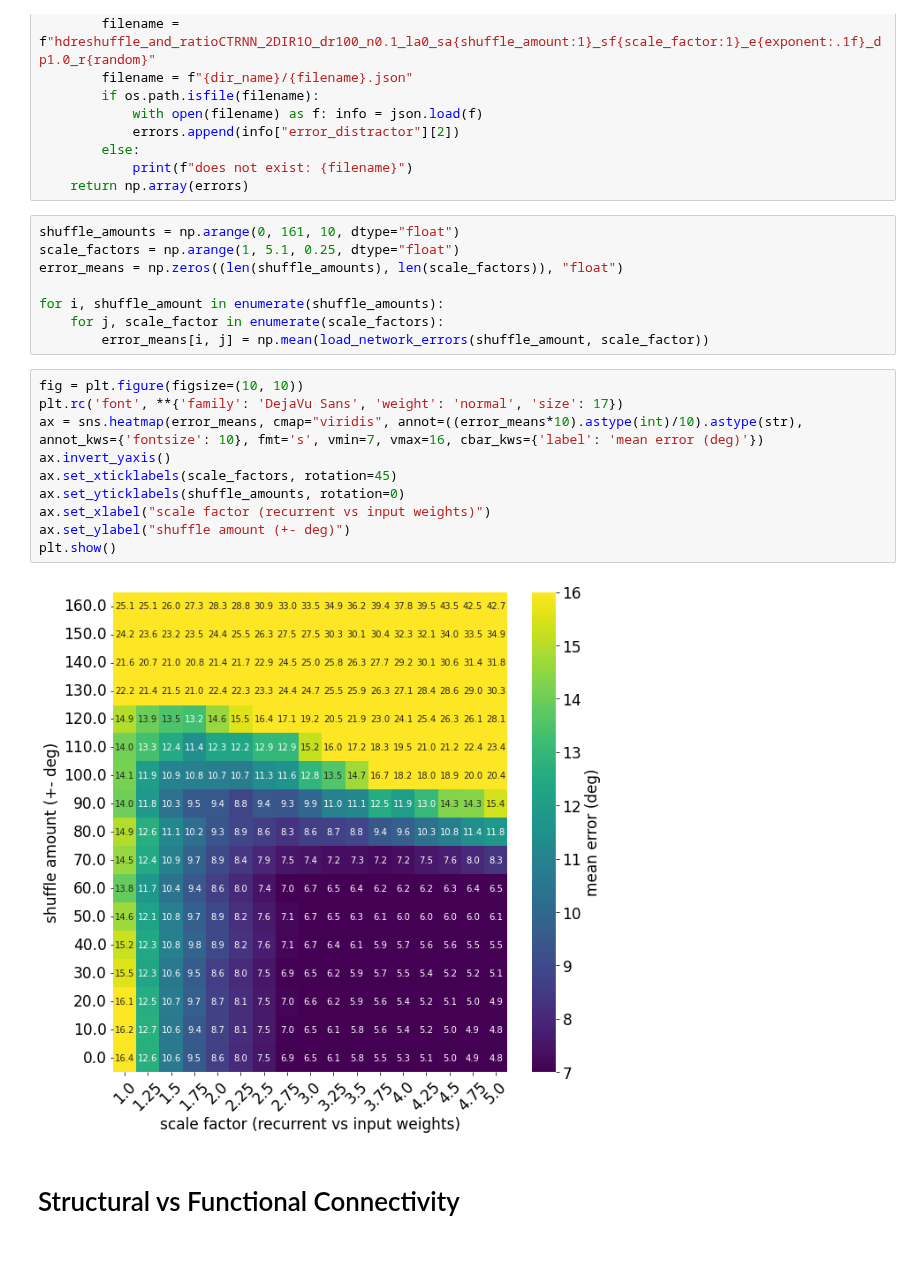
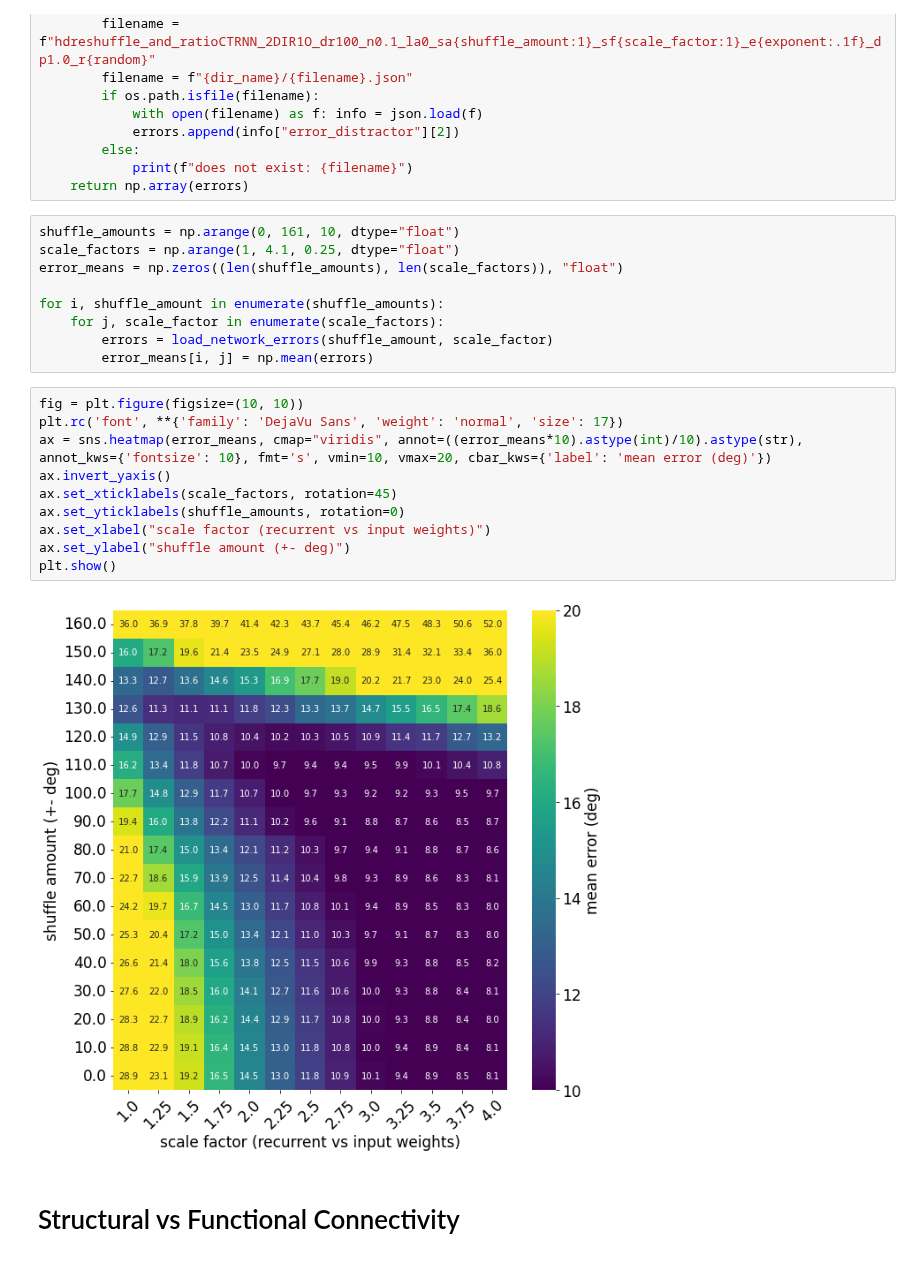
Before and after one commit to azaho/ccn_story3, a Jupyter notebook: radius.ipynb, the cells around one changed output. Drawn from its saved outputs; the diff is of its cells as text.

```diff
--- a/radius.ipynb
+++ b/radius.ipynb
@@ -25,24 +25,25 @@ def load_network_errors(shuffle_amount, scale_factor):
     return np.array(errors)
 # %%
 shuffle_amounts = np.arange(0, 161, 10, dtype="float")
-scale_factors = np.arange(1, 5.1, 0.25, dtype="float")
+scale_factors = np.arange(1, 4.1, 0.25, dtype="float")
 error_means = np.zeros((len(shuffle_amounts), len(scale_factors)), "float")
 
 for i, shuffle_amount in enumerate(shuffle_amounts):
     for j, scale_factor in enumerate(scale_factors):
-        error_means[i, j] = np.mean(load_network_errors(shuffle_amount, scale_factor))
+        errors = load_network_errors(shuffle_amount, scale_factor)
+        error_means[i, j] = np.mean(errors)
 # %%
 fig = plt.figure(figsize=(10, 10))
 plt.rc('font', **{'family': 'DejaVu Sans', 'weight': 'normal', 'size': 17})
-ax = sns.heatmap(error_means, cmap="viridis", annot=((error_means*10).astype(int)/10).astype(str), annot_kws={'fontsize': 10}, fmt='s', vmin=7, vmax=16, cbar_kws={'label': 'mean error (deg)'})
+ax = sns.heatmap(error_means, cmap="viridis", annot=((error_means*10).astype(int)/10).astype(str), annot_kws={'fontsize': 10}, fmt='s', vmin=10, vmax=20, cbar_kws={'label': 'mean error (deg)'})
 ax.invert_yaxis()
 ax.set_xticklabels(scale_factors, rotation=45)
 ax.set_yticklabels(shuffle_amounts, rotation=0)
 ax.set_xlabel("scale factor (recurrent vs input weights)")
 ax.set_ylabel("shuffle amount (+- deg)")
 plt.show()
 # %% [output]
-[figure, old version]
+[figure, new version]
 # %% [markdown]
 # Structural vs Functional Connectivity
 # %%
```
Also changed, not shown: parts of 1 cell of this notebook, 4 other files.
